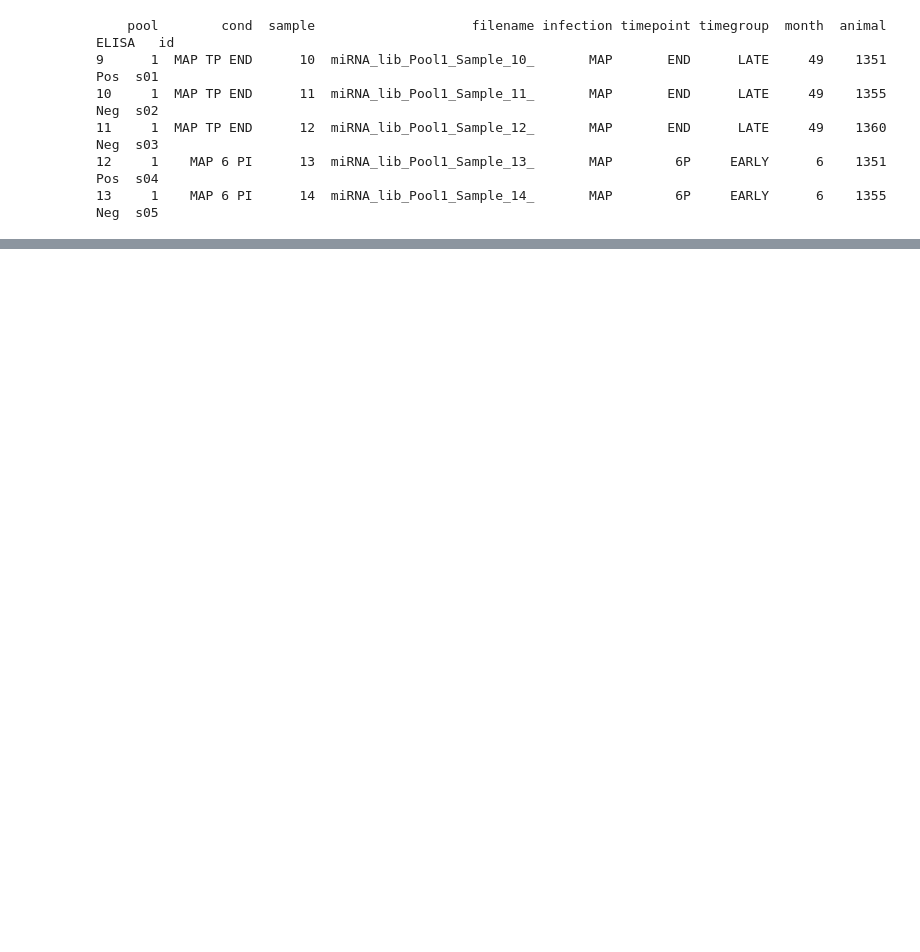
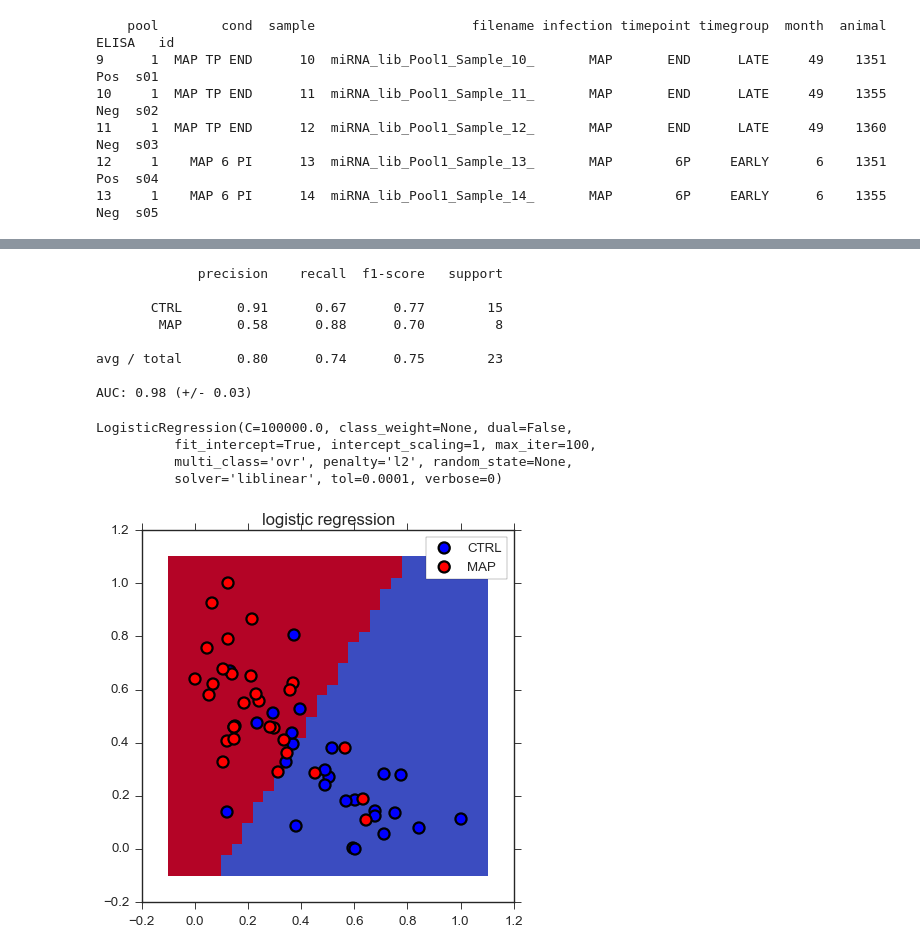
Before and after one commit to dmnfarrell/gordon-group, a Jupyter notebook: mirnaseq/miRNA_features_analysis.ipynb, the cells around one changed output, grey strips where cells are left out. Cells and saved outputs as stored; diff of their text form; code cells hidden in the pictures; blank space fills up the shorter version.

```diff
--- a/mirnaseq/miRNA_features_analysis.ipynb
+++ b/mirnaseq/miRNA_features_analysis.ipynb
@@ -173,0 +207,16 @@ Xt = doPCA(X)
+# %%
+classify(X, y, logit, 'logistic regression')
+# %% [output]
+             precision    recall  f1-score   support
+
+       CTRL       0.91      0.67      0.77        15
+        MAP       0.58      0.88      0.70         8
+
+avg / total       0.80      0.74      0.75        23
+
+AUC: 0.98 (+/- 0.03)
+LogisticRegression(C=100000.0, class_weight=None, dual=False,
+          fit_intercept=True, intercept_scaling=1, max_iter=100,
+          multi_class='ovr', penalty='l2', random_state=None,
+          solver='liblinear', tol=0.0001, verbose=0)
+[figure, added]
```
Also changed, not shown: parts of 18 cells of this notebook, 1 other file.
